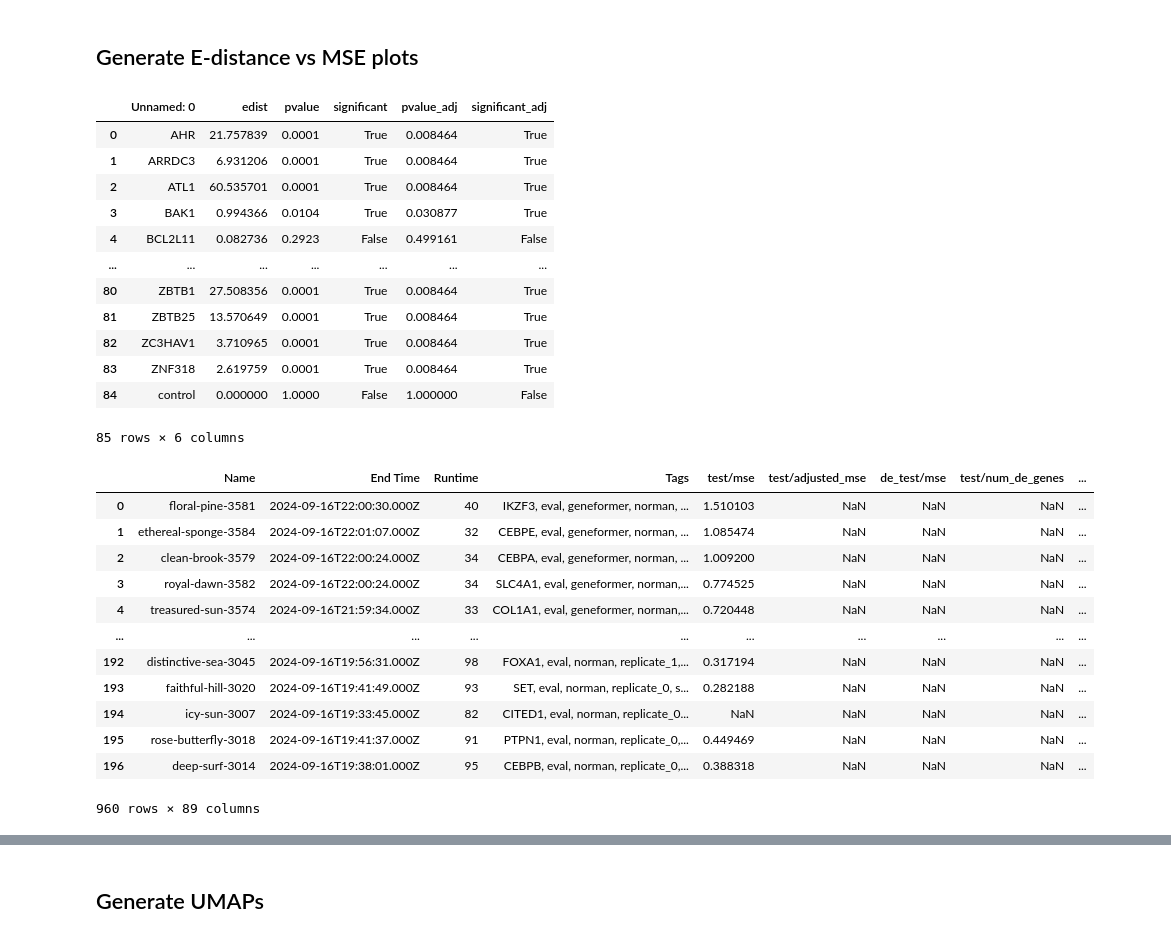
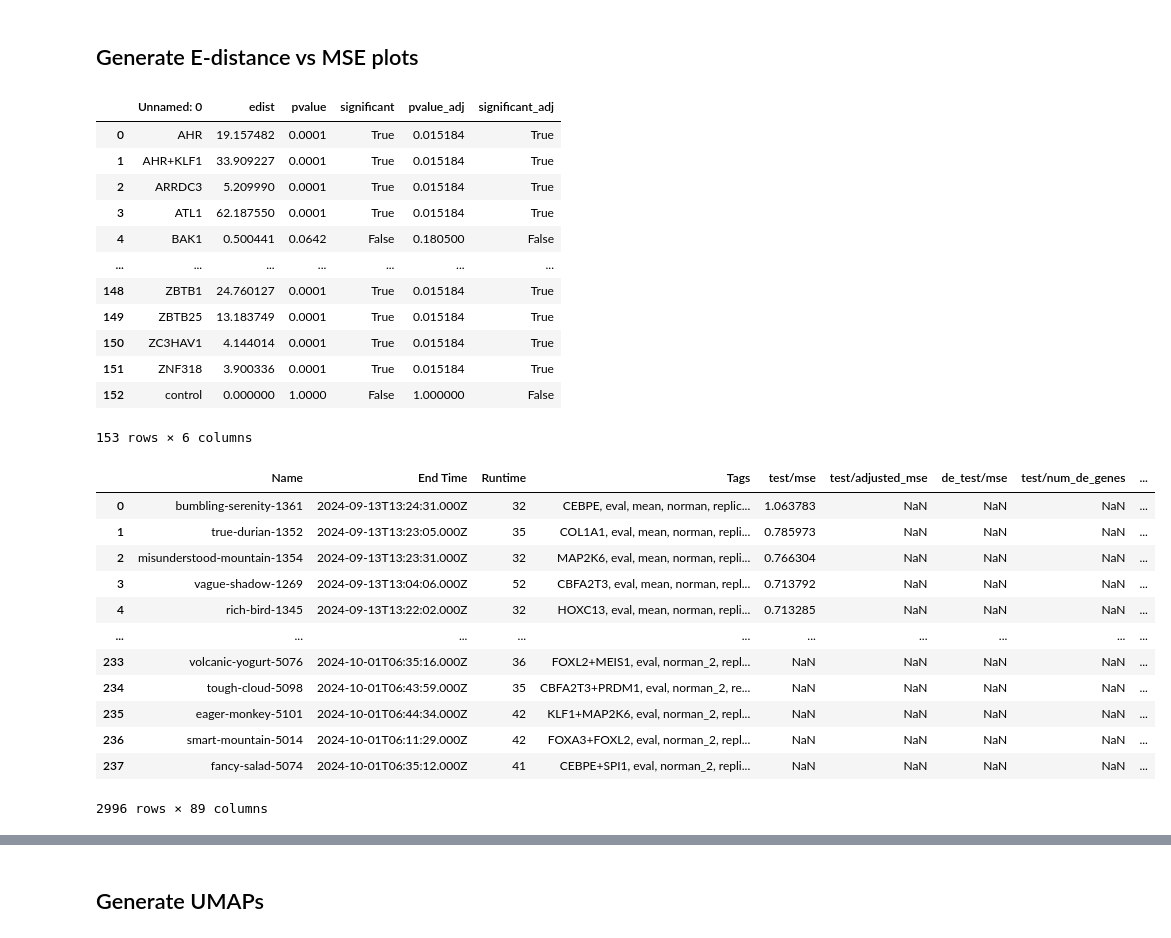
Before and after one commit to aaronwtr/PertEval, a Jupyter notebook: notebooks/plots/edistance_vs_mse_analysis.ipynb, the cells around one changed output, grey strips where cells are left out. Cells and saved outputs as stored; diff of their text form; code cells hidden in the pictures.

```diff
--- a/notebooks/plots/edistance_vs_mse_analysis.ipynb
+++ b/notebooks/plots/edistance_vs_mse_analysis.ipynb
@@ -8,47 +8,67 @@ import seaborn as sns
 
 formatter = mpl_sizes.get_format("NeurIPS") # options: ICLR, ICML, NeurIPS, InfThesis
 # %%
-e_dist_df = pd.read_csv('../preprocessing/etest_results_single_perts.csv')
+# e_dist_df_1 = pd.read_csv('../preprocessing/etest_results_single_perts.csv')
+e_dist_df = pd.read_csv('../preprocessing/etest_results_double_perts.csv')
+# combine the two dfs
+# e_dist_df = pd.concat([e_dist_df_1, e_dist_df_2])
 e_dist_df
 # %% [output]
 |  | Unnamed: 0 | edist | pvalue | significant | pvalue_adj | significant_adj |
-| 0 | AHR | 21.757839 | 0.0001 | True | 0.008464 | True |
-| 1 | ARRDC3 | 6.931206 | 0.0001 | True | 0.008464 | True |
-| 2 | ATL1 | 60.535701 | 0.0001 | True | 0.008464 | True |
-| 3 | BAK1 | 0.994366 | 0.0104 | True | 0.030877 | True |
-| 4 | BCL2L11 | 0.082736 | 0.2923 | False | 0.499161 | False |
+| 0 | AHR | 19.157482 | 0.0001 | True | 0.015184 | True |
+| 1 | AHR+KLF1 | 33.909227 | 0.0001 | True | 0.015184 | True |
+| 2 | ARRDC3 | 5.209990 | 0.0001 | True | 0.015184 | True |
+| 3 | ATL1 | 62.187550 | 0.0001 | True | 0.015184 | True |
+| 4 | BAK1 | 0.500441 | 0.0642 | False | 0.180500 | False |
 | ... | ... | ... | ... | ... | ... | ... |
-| 80 | ZBTB1 | 27.508356 | 0.0001 | True | 0.008464 | True |
-| 81 | ZBTB25 | 13.570649 | 0.0001 | True | 0.008464 | True |
-| 82 | ZC3HAV1 | 3.710965 | 0.0001 | True | 0.008464 | True |
-| 83 | ZNF318 | 2.619759 | 0.0001 | True | 0.008464 | True |
-| 84 | control | 0.000000 | 1.0000 | False | 1.000000 | False |
+| 148 | ZBTB1 | 24.760127 | 0.0001 | True | 0.015184 | True |
+| 149 | ZBTB25 | 13.183749 | 0.0001 | True | 0.015184 | True |
+| 150 | ZC3HAV1 | 4.144014 | 0.0001 | True | 0.015184 | True |
+| 151 | ZNF318 | 3.900336 | 0.0001 | True | 0.015184 | True |
+| 152 | control | 0.000000 | 1.0000 | False | 1.000000 | False |
-85 rows × 6 columns
+153 rows × 6 columns
 # %%
 e_dist_df = e_dist_df.rename(columns={'Unnamed: 0': 'perturbation'})
 # %%
-pert_level_scbert_results = pd.read_csv('individual_results/pert_level_scbert_non_adj_full.csv')
-pert_level_scgpt_results = pd.read_csv('individual_results/pert_level_scgpt_non_adj_full.csv')
-pert_level_scfoundation_results = pd.read_csv('individual_results/pert_level_scfoundation_non_adj_full.csv')
-pert_level_gf_results = pd.read_csv('individual_results/pert_level_gf_non_adj_full.csv')
-pert_level_uce_results = pd.read_csv('individual_results/pert_level_uce_non_adj_full.csv')
+# pert_level_scbert_results = pd.read_csv('individual_results/pert_level_scbert_non_adj_full.csv')
+# pert_level_scgpt_results = pd.read_csv('individual_results/pert_level_scgpt_non_adj_full.csv')
+# pert_level_scfoundation_results = pd.read_csv('individual_results/pert_level_scfoundation_non_adj_full.csv')
+# pert_level_gf_results = pd.read_csv('individual_results/pert_level_gf_non_adj_full.csv')
+# pert_level_uce_results = pd.read_csv('individual_results/pert_level_uce_non_adj_full.csv')
+
+df_mean_ind_1 = pd.read_csv('individual_results/1-gene/pert_level_mean_non_adj_full.csv')
+df_raw_ind_1 = pd.read_csv('individual_results/1-gene/pert_level_raw_exp_non_adj_full.csv')
+df_uce_ind_1 = pd.read_csv('individual_results/1-gene/pert_level_uce_non_adj_full.csv')
+df_scgpt_ind_1 = pd.read_csv('individual_results/1-gene/pert_level_scgpt_non_adj_full.csv')
+df_gf_ind_1 = pd.read_csv('individual_results/1-gene/pert_level_gf_non_adj_full.csv')
+df_scf_ind_1 = pd.read_csv('individual_results/1-gene/pert_level_scfoundation_non_adj_full.csv')
+df_scbert_ind_1 = pd.read_csv('individual_results/1-gene/pert_level_scbert_non_adj_full.csv')
+
+df_mean_ind_2 = pd.read_csv('individual_results/2-gene/mean.csv')
+df_raw_ind_2 = pd.read_csv('individual_results/2-gene/raw_exp.csv')
+df_uce_ind_2 = pd.read_csv('individual_results/2-gene/uce.csv')
+df_scgpt_ind_2 = pd.read_csv('individual_results/2-gene/scgpt.csv')
+df_gf_ind_2 = pd.read_csv('individual_results/2-gene/gf.csv')
+df_scf_ind_2 = pd.read_csv('individual_results/2-gene/scfoundation.csv')
+df_scbert_ind_2 = pd.read_csv('individual_results/2-gene/scbert.csv')
+
 # combine all the dfs
-pert_level_results = pd.concat([pert_level_gf_results, pert_level_scbert_results, pert_level_uce_results, pert_level_scgpt_results, pert_level_scfoundation_results])
+pert_level_results = pd.concat([df_mean_ind_1, df_raw_ind_1, df_uce_ind_1, df_scgpt_ind_1, df_gf_ind_1, df_scf_ind_1, df_scbert_ind_1, df_mean_ind_2, df_raw_ind_2, df_uce_ind_2, df_scgpt_ind_2, df_gf_ind_2, df_scf_ind_2, df_scbert_ind_2])
 pert_level_results = pert_level_results.rename(columns={'data.eval_pert': 'perturbation'})
 pert_level_results
 # %% [output]
 |  | Name | End Time | Runtime | Tags | test/mse | test/adjusted_mse | de_test/mse | test/num_de_genes | ... |
-| 0 | floral-pine-3581 | 2024-09-16T22:00:30.000Z | 40 | IKZF3, eval, geneformer, norman, ... | 1.510103 | NaN | NaN | NaN | ... |
-| 1 | ethereal-sponge-3584 | 2024-09-16T22:01:07.000Z | 32 | CEBPE, eval, geneformer, norman, ... | 1.085474 | NaN | NaN | NaN | ... |
-| 2 | clean-brook-3579 | 2024-09-16T22:00:24.000Z | 34 | CEBPA, eval, geneformer, norman, ... | 1.009200 | NaN | NaN | NaN | ... |
-| 3 | royal-dawn-3582 | 2024-09-16T22:00:24.000Z | 34 | SLC4A1, eval, geneformer, norman,... | 0.774525 | NaN | NaN | NaN | ... |
-| 4 | treasured-sun-3574 | 2024-09-16T21:59:34.000Z | 33 | COL1A1, eval, geneformer, norman,... | 0.720448 | NaN | NaN | NaN | ... |
+| 0 | bumbling-serenity-1361 | 2024-09-13T13:24:31.000Z | 32 | CEBPE, eval, mean, norman, replic... | 1.063783 | NaN | NaN | NaN | ... |
+| 1 | true-durian-1352 | 2024-09-13T13:23:05.000Z | 35 | COL1A1, eval, mean, norman, repli... | 0.785973 | NaN | NaN | NaN | ... |
+| 2 | misunderstood-mountain-1354 | 2024-09-13T13:23:31.000Z | 32 | MAP2K6, eval, mean, norman, repli... | 0.766304 | NaN | NaN | NaN | ... |
+| 3 | vague-shadow-1269 | 2024-09-13T13:04:06.000Z | 52 | CBFA2T3, eval, mean, norman, repl... | 0.713792 | NaN | NaN | NaN | ... |
+| 4 | rich-bird-1345 | 2024-09-13T13:22:02.000Z | 32 | HOXC13, eval, mean, norman, repli... | 0.713285 | NaN | NaN | NaN | ... |
 | ... | ... | ... | ... | ... | ... | ... | ... | ... | ... |
-| 192 | distinctive-sea-3045 | 2024-09-16T19:56:31.000Z | 98 | FOXA1, eval, norman, replicate_1,... | 0.317194 | NaN | NaN | NaN | ... |
-| 193 | faithful-hill-3020 | 2024-09-16T19:41:49.000Z | 93 | SET, eval, norman, replicate_0, s... | 0.282188 | NaN | NaN | NaN | ... |
-| 194 | icy-sun-3007 | 2024-09-16T19:33:45.000Z | 82 | CITED1, eval, norman, replicate_0... | NaN | NaN | NaN | NaN | ... |
-| 195 | rose-butterfly-3018 | 2024-09-16T19:41:37.000Z | 91 | PTPN1, eval, norman, replicate_0,... | 0.449469 | NaN | NaN | NaN | ... |
-| 196 | deep-surf-3014 | 2024-09-16T19:38:01.000Z | 95 | CEBPB, eval, norman, replicate_0,... | 0.388318 | NaN | NaN | NaN | ... |
+| 233 | volcanic-yogurt-5076 | 2024-10-01T06:35:16.000Z | 36 | FOXL2+MEIS1, eval, norman_2, repl... | NaN | NaN | NaN | NaN | ... |
+| 234 | tough-cloud-5098 | 2024-10-01T06:43:59.000Z | 35 | CBFA2T3+PRDM1, eval, norman_2, re... | NaN | NaN | NaN | NaN | ... |
+| 235 | eager-monkey-5101 | 2024-10-01T06:44:34.000Z | 42 | KLF1+MAP2K6, eval, norman_2, repl... | NaN | NaN | NaN | NaN | ... |
+| 236 | smart-mountain-5014 | 2024-10-01T06:11:29.000Z | 42 | FOXA3+FOXL2, eval, norman_2, repl... | NaN | NaN | NaN | NaN | ... |
+| 237 | fancy-salad-5074 | 2024-10-01T06:35:12.000Z | 41 | CEBPE+SPI1, eval, norman_2, repli... | NaN | NaN | NaN | NaN | ... |
-960 rows × 89 columns
+2996 rows × 89 columns
 # %%
 pert_level_results = pert_level_results[['test/mse', 'data.fm', 'data.split', 'perturbation']]
```
Also changed, not shown: parts of 13 cells of this notebook, 4 other files.
